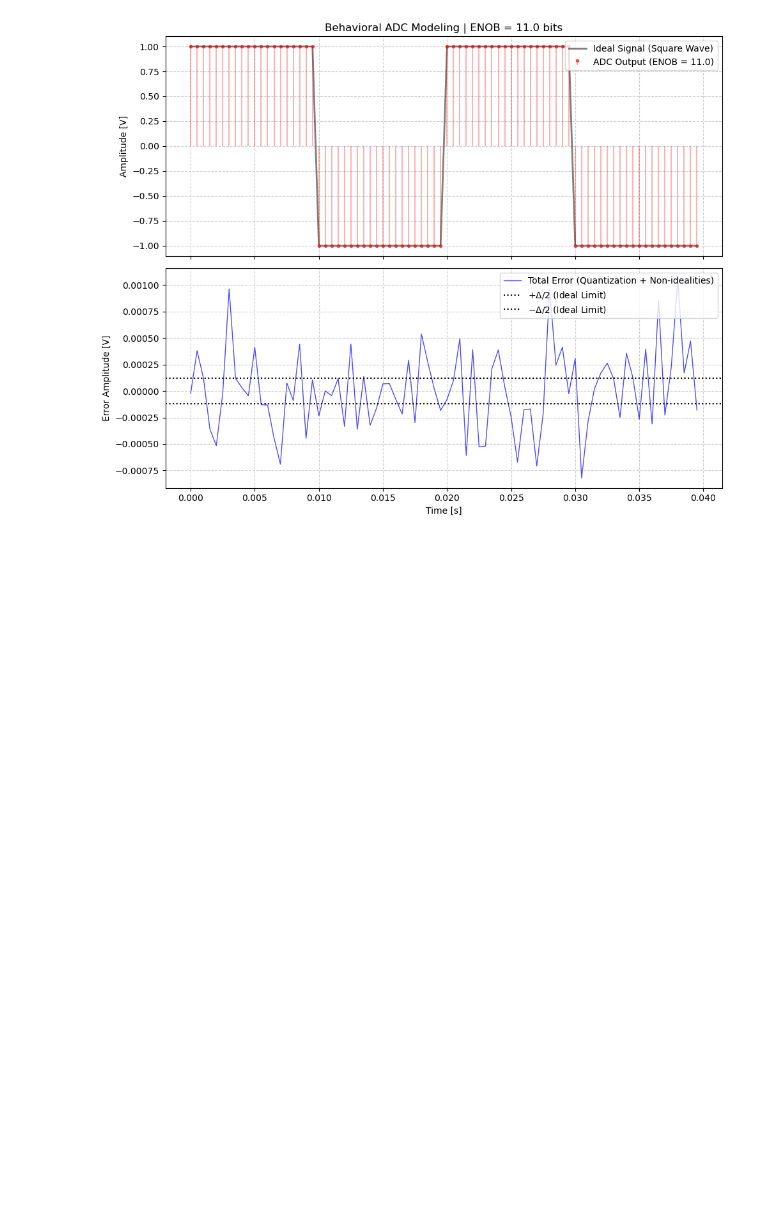
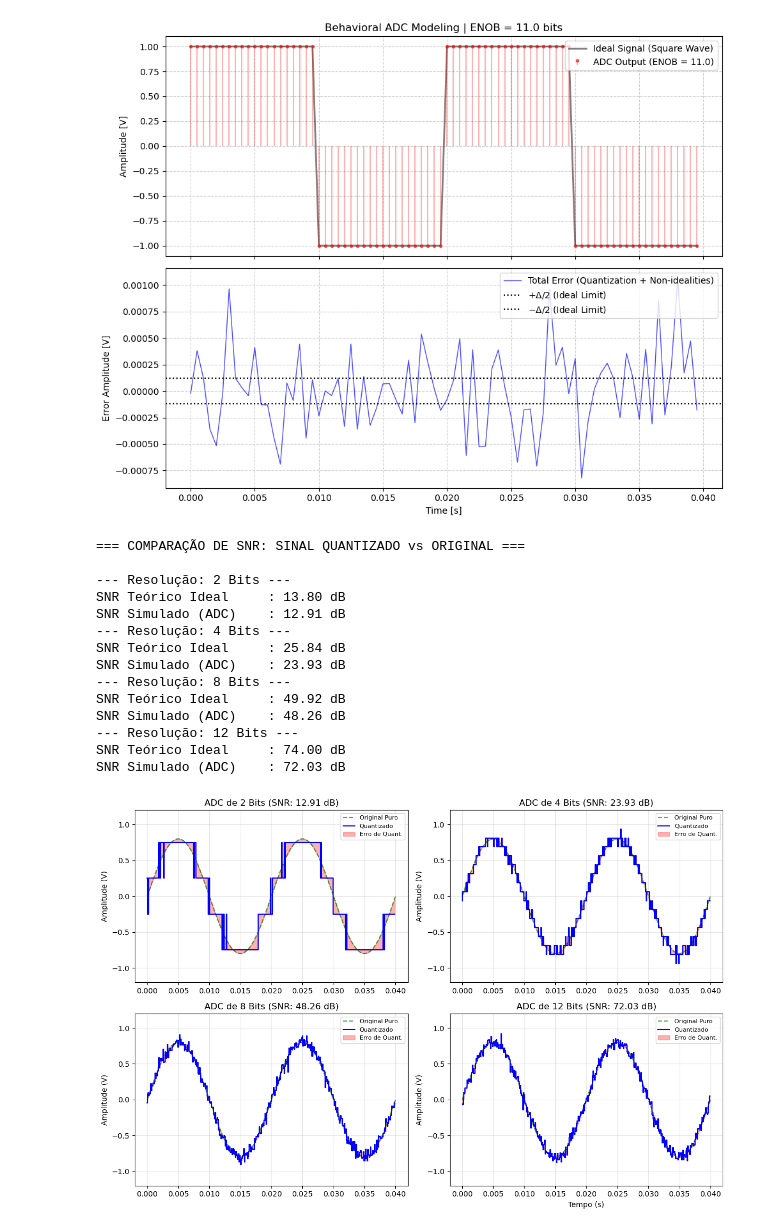
Before and after one commit to elmerfariass/DSPcap, a Jupyter notebook: ADC&DAC.ipynb, the cells around one changed output. Drawn from its saved outputs; the diff is of its cells as text; code cells hidden in the pictures; blank space fills up the shorter version.

```diff
--- a/ADC&DAC.ipynb
+++ b/ADC&DAC.ipynb
@@ -514,3 +650,78 @@ Quantization Step: 0.000244 V
 [figure]
 # %%
 # Lembrar de botasr as saidas em bits do ADC via Enob, Ajustar os textos e explicações para aplicar no relatorio final
+# %%
+# 1. Parâmetros do Sinal Original (Puro)
+fs_analog = 200000  # Frequência base muito alta para simular o contínuo
+fs_sample = 10000   # Frequência de amostragem do ADC (10 kHz - bem acima de Nyquist para evitar aliasing)
+f_signal = 50       # Onda senoidal de 50 Hz
+A = 0.8             # Amplitude máxima de 1V (ocupa toda a faixa do ADC)
+v_min, v_max = -1.0, 1.0
+
+# Eixo de tempo e sinal original
+t_analog = np.arange(0, 0.04, 1/fs_analog) # 2 ciclos de 50Hz
+x_original = A * np.sin(2 * np.pi * f_signal * t_analog)
+
+# Amostramos o sinal original puramente matemático para calcular o erro real depois
+step_real = int(fs_analog / fs_sample)
+x_original_amostrado = x_original[::step_real]
+
+# 2. Testando diferentes resoluções (bits)
+resolucoes = [2, 4, 8, 12]
+
+print("=== COMPARAÇÃO DE SNR: SINAL QUANTIZADO vs ORIGINAL ===\n")
+
+plt.figure(figsize=(12, 8))
+
+for i, bits in enumerate(resolucoes):
+    # Simulação sem ruído térmico (noise_std=0) para focar SÓ no erro de quantização
+    t_sampled, x_sampled, x_quantized, q_noise, bin_out, snr_simulado, enob = adc_simulation(x_original, fs_analog, fs_sample, bits, v_min, v_max, noise_std=0.05)
+
+    # SNR Teórico da Quantização para uma senoide
+    snr_teorico = (6.02 * bits) + 1.76
+
+    # Calculando o Erro Total (Sinal Original Amostrado - Sinal Quantizado)
+    erro_total = x_original_amostrado - x_quantized
+    potencia_sinal_original = np.mean(x_original_amostrado**2)
+    potencia_erro_total = np.mean(erro_total**2)
+
+
+
+    print(f"--- Resolução: {bits} Bits ---")
+    print(f"SNR Teórico Ideal     : {snr_teorico:.2f} dB") # SNR ideal para uma senoide pura
+    print(f"SNR Simulado (ADC)    : {snr_simulado:.2f} dB") #já com ruido de quantização
+
+    # Plotagem
+    plt.subplot(2, 2, i+1)
+    plt.plot(t_analog, x_original, 'g--', alpha=0.7, label='Original Puro')
+    plt.step(t_sampled, x_quantized, where='mid', color='blue', linewidth=1.5, label='Quantizado')
+
+    # Destacando o erro visualmente com preenchimento
+    plt.fill_between(t_sampled, x_original_amostrado, x_quantized, color='red', alpha=0.3, step='mid', label='Erro de Quant.')
+
+    plt.title(f'ADC de {bits} Bits (SNR: {snr_simulado:.2f} dB)')
+    plt.ylabel('Amplitude (V)')
+    plt.ylim(-1.2, 1.2)
+    plt.legend(loc='upper right', fontsize=8)
+    plt.grid(True, alpha=0.3)
+
+plt.xlabel('Tempo (s)')
+plt.tight_layout()
+
+plt.show()
+# %% [output]
+=== COMPARAÇÃO DE SNR: SINAL QUANTIZADO vs ORIGINAL ===
+
+--- Resolução: 2 Bits ---
+SNR Teórico Ideal     : 13.80 dB
+SNR Simulado (ADC)    : 12.91 dB
+--- Resolução: 4 Bits ---
+SNR Teórico Ideal     : 25.84 dB
+SNR Simulado (ADC)    : 23.93 dB
+--- Resolução: 8 Bits ---
+SNR Teórico Ideal     : 49.92 dB
+SNR Simulado (ADC)    : 48.26 dB
+--- Resolução: 12 Bits ---
+SNR Teórico Ideal     : 74.00 dB
+SNR Simulado (ADC)    : 72.03 dB
+[figure, added]
```
Also changed, not shown: parts of 5 cells of this notebook.
